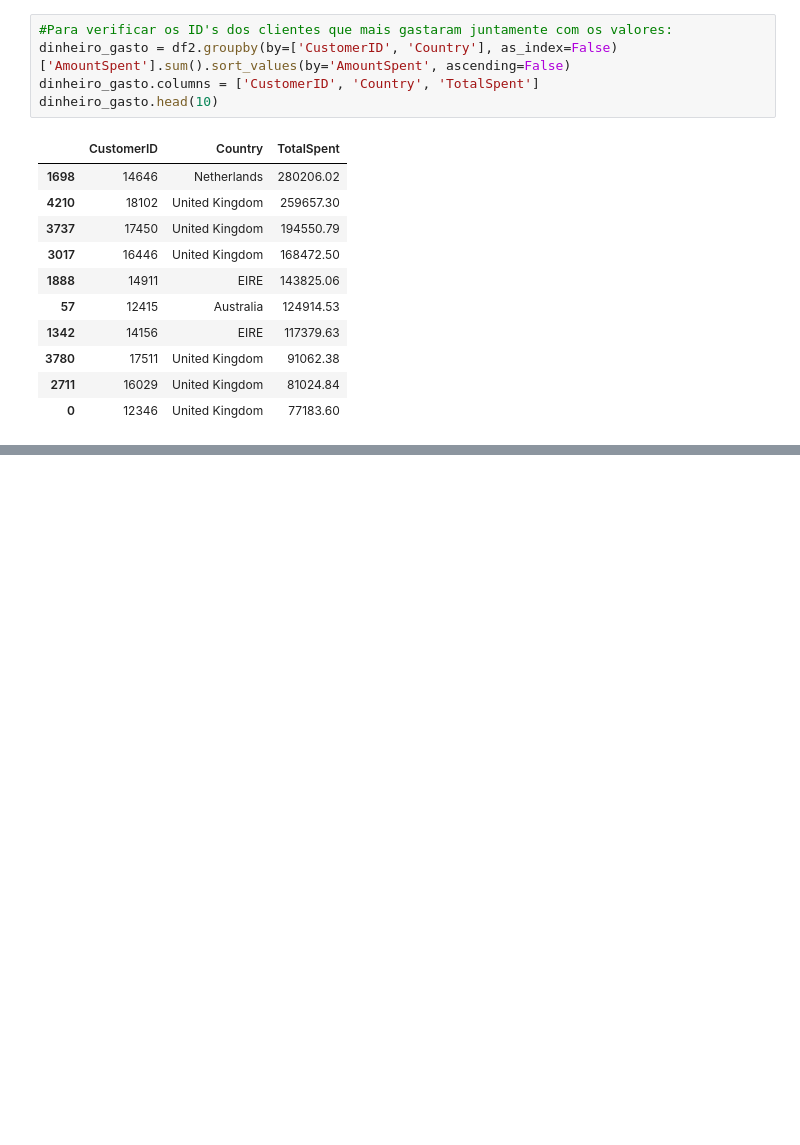
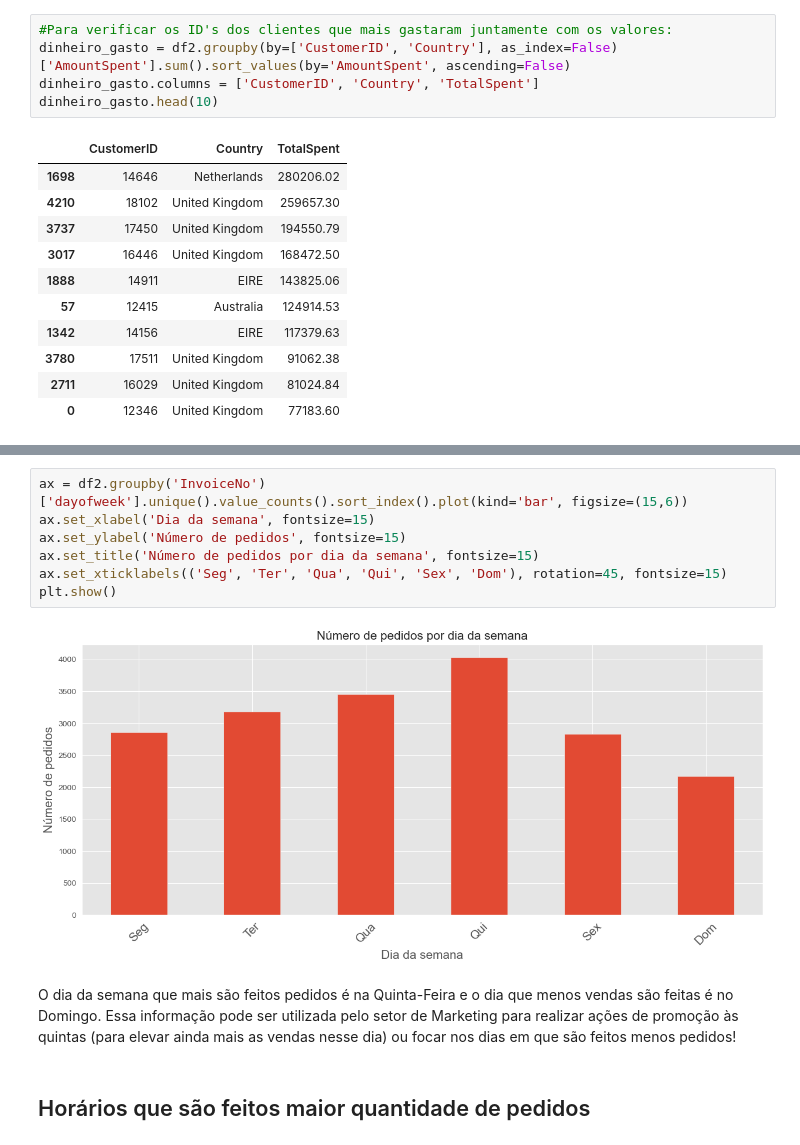
Before and after one commit to lucasmirachi/analise_produto_e_varejo, a Jupyter notebook: Análise Produto e Varejo.ipynb, the cells around one changed output, grey strips where cells are left out. Drawn from its saved outputs; the diff is of its cells as text; blank space fills up the shorter version.

```diff
--- a/Análise Produto e Varejo.ipynb
+++ b/Análise Produto e Varejo.ipynb
@@ -306,0 +337,13 @@ dinheiro_gasto.head(10)
+# %%
+ax = df2.groupby('InvoiceNo')['dayofweek'].unique().value_counts().sort_index().plot(kind='bar', figsize=(15,6))
+ax.set_xlabel('Dia da semana', fontsize=15)
+ax.set_ylabel('Número de pedidos', fontsize=15)
+ax.set_title('Número de pedidos por dia da semana', fontsize=15)
+ax.set_xticklabels(('Seg', 'Ter', 'Qua', 'Qui', 'Sex', 'Dom'), rotation=45, fontsize=15)
+plt.show()
+# %% [output]
+[figure, added]
+# %% [markdown]
+O dia da semana que mais são feitos pedidos é na Quinta-Feira e o dia que menos vendas são feitas é no Domingo. Essa informação pode ser utilizada pelo setor de Marketing para realizar ações de promoção às quintas (para elevar ainda mais as vendas nesse dia) ou focar nos dias em que são feitos menos pedidos!
+# %% [markdown]
+## Horários que são feitos maior quantidade de pedidos
```
Also changed, not shown: parts of 43 cells of this notebook.
